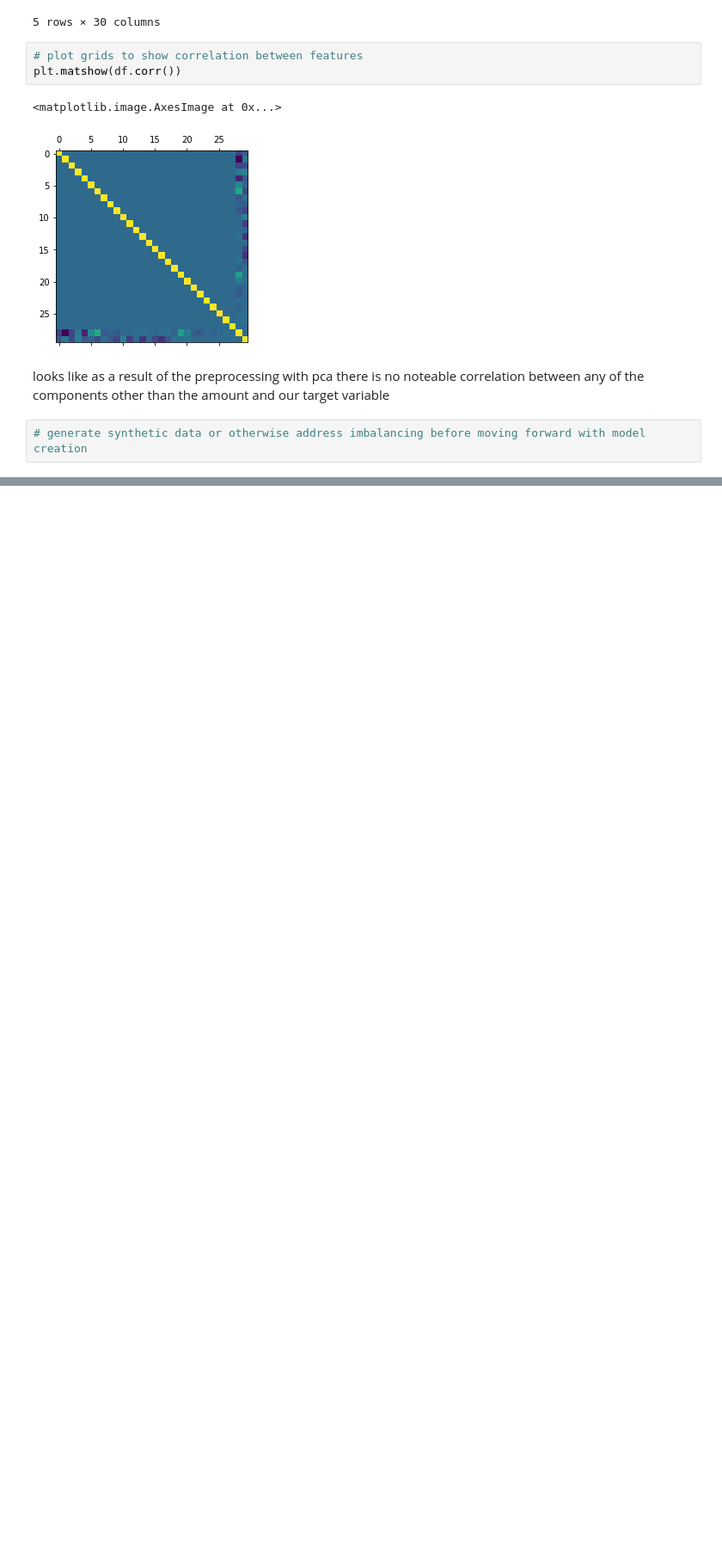
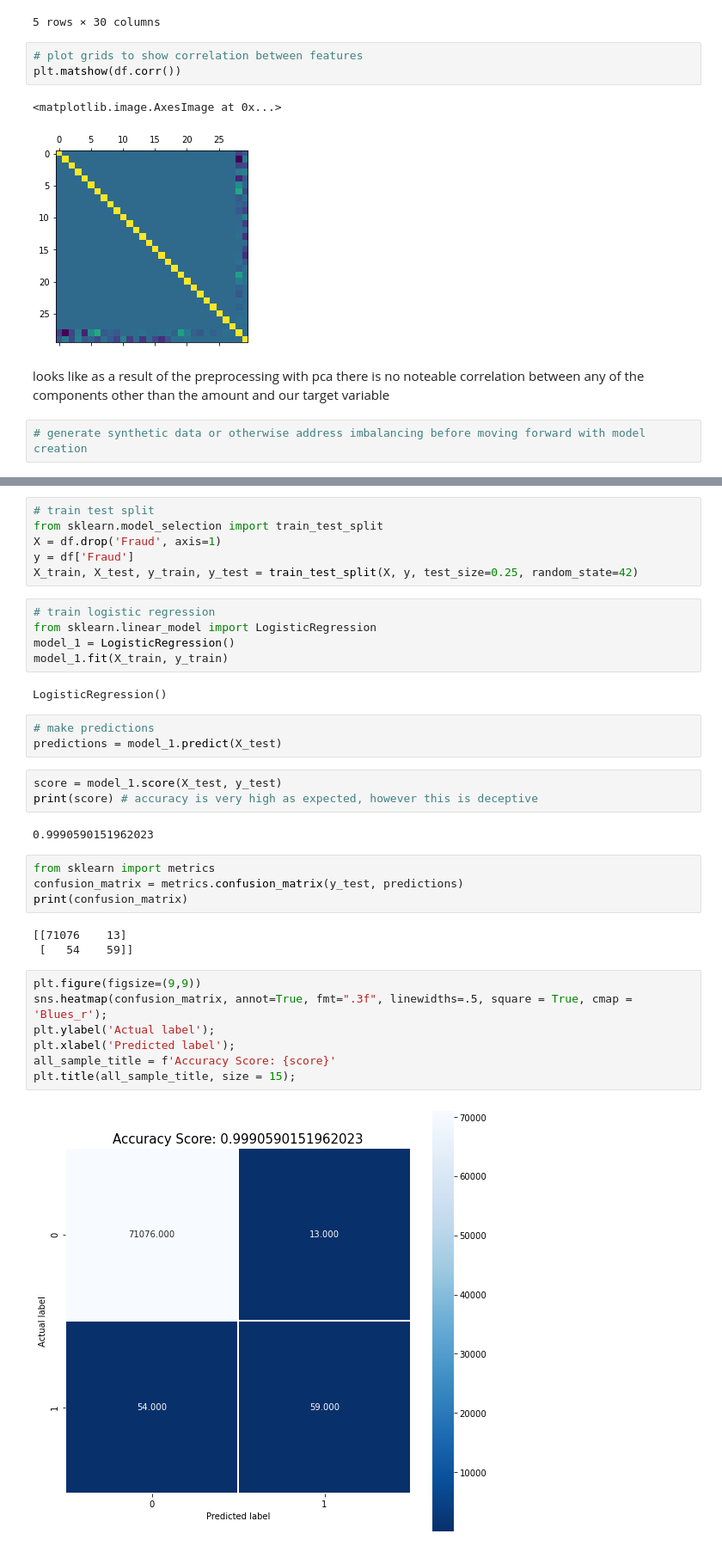
Before and after one commit to ShaneR31/Flatiron-Capstone, a Jupyter notebook: working_notebook.ipynb, the cells around one changed output, grey strips where cells are left out. Shown at 86% size. Drawn from its saved outputs; the diff is of its cells as text; blank space fills up the shorter version.

Commit message:
created preliminary model before addressing data imbalance

```diff
--- a/working_notebook.ipynb
+++ b/working_notebook.ipynb
@@ -107,0 +136,37 @@ looks like as a result of the preprocessing with pca there is no noteable correl
+# %%
+# train test split
+from sklearn.model_selection import train_test_split
+X = df.drop('Fraud', axis=1)
+y = df['Fraud']
+X_train, X_test, y_train, y_test = train_test_split(X, y, test_size=0.25, random_state=42)
+# %%
+# train logistic regression
+from sklearn.linear_model import LogisticRegression
+model_1 = LogisticRegression()
+model_1.fit(X_train, y_train)
+# %% [output]
+LogisticRegression()
+# %%
+# make predictions
+predictions = model_1.predict(X_test)
+# %%
+score = model_1.score(X_test, y_test)
+print(score) # accuracy is very high as expected, however this is deceptive
+# %% [output]
+0.9990590151962023
+# %%
+from sklearn import metrics
+confusion_matrix = metrics.confusion_matrix(y_test, predictions)
+print(confusion_matrix)
+# %% [output]
+[[71076    13]
+ [   54    59]]
+# %%
+plt.figure(figsize=(9,9))
+sns.heatmap(confusion_matrix, annot=True, fmt=".3f", linewidths=.5, square = True, cmap = 'Blues_r');
+plt.ylabel('Actual label');
+plt.xlabel('Predicted label');
+all_sample_title = f'Accuracy Score: {score}'
+plt.title(all_sample_title, size = 15);
+# %% [output]
+[figure, added]
```
Also changed, not shown: parts of 6 cells of this notebook.
